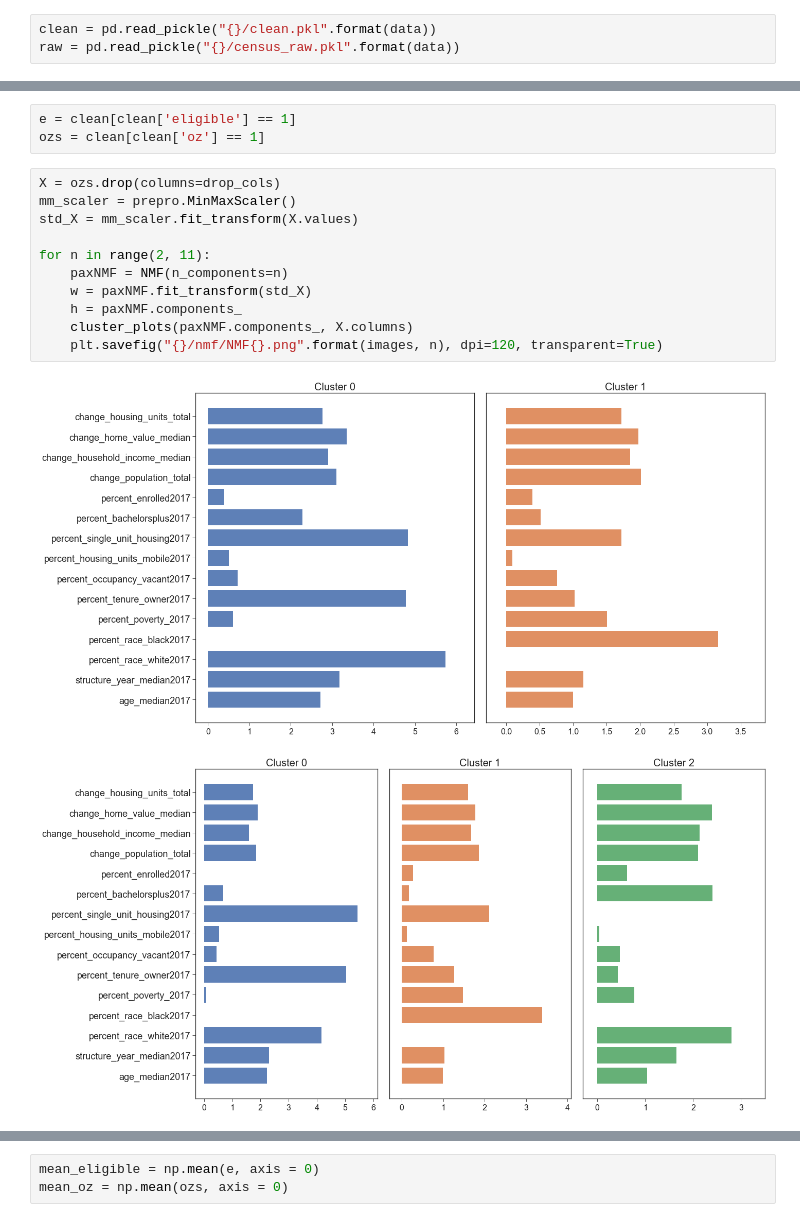
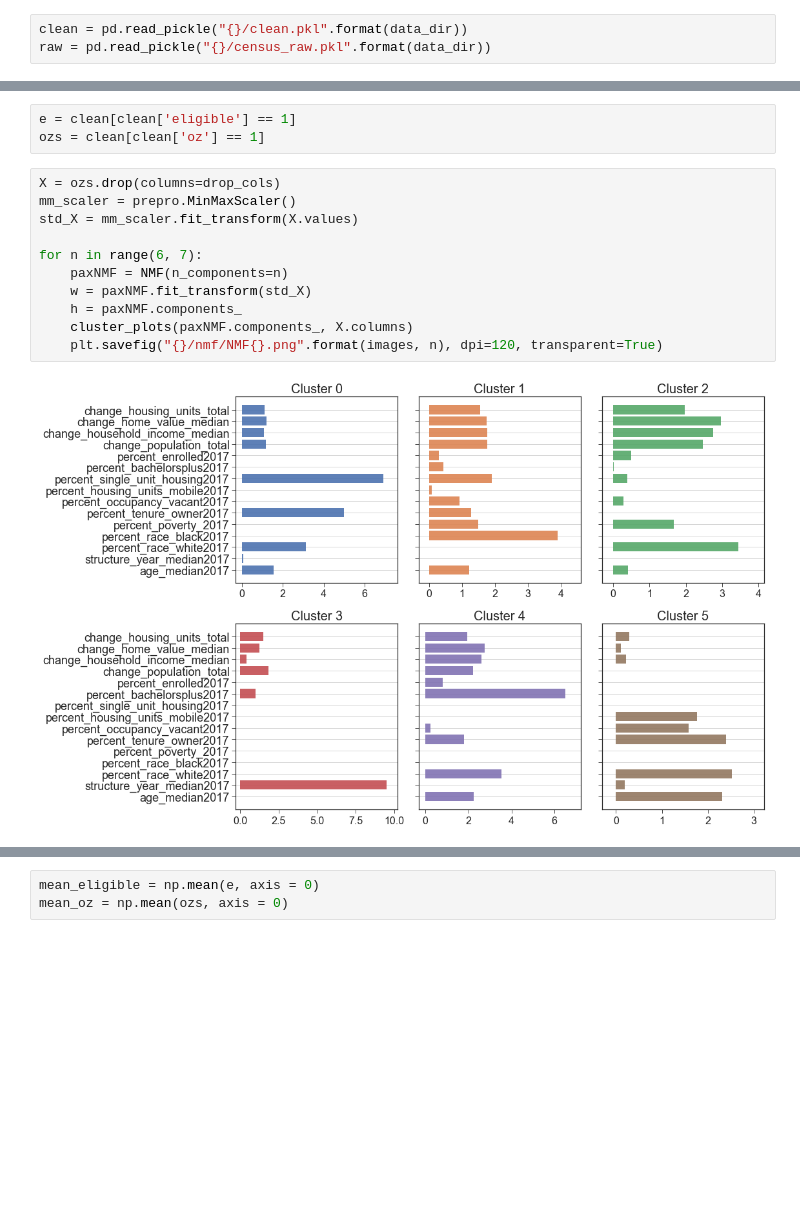
Before and after one commit to paxtonhyde/opportunity-zones, a Jupyter notebook: src/troubleshooting-Copy1.ipynb, the cells around one changed output, grey strips where cells are left out. Drawn from its saved outputs; the diff is of its cells as text; blank space fills up the shorter version.

```diff
--- a/src/troubleshooting-Copy1.ipynb
+++ b/src/troubleshooting-Copy1.ipynb
@@ -16,8 +16,8 @@ sns.set_style(style={'axes.spines.left': True,
  'axes.spines.bottom': True})
 sns.set_context(rc = {'patch.linewidth': 0.0})
 # %%
-clean = pd.read_pickle("{}/clean.pkl".format(data))
-raw = pd.read_pickle("{}/census_raw.pkl".format(data))
+clean = pd.read_pickle("{}/clean.pkl".format(data_dir))
+raw = pd.read_pickle("{}/census_raw.pkl".format(data_dir))
 # %%
 suspect_geoids = ['24033806400', '24033807000', '12086000109', '22071013400', '48201100000', '23005000300', '12099001700']
 a = ozs[ozs['geoid'].isin(suspect_geoids)]
@@ -33,14 +35,13 @@ ozs = clean[clean['oz'] == 1]
 # %%
 X = ozs.drop(columns=drop_cols)
 mm_scaler = prepro.MinMaxScaler()
 std_X = mm_scaler.fit_transform(X.values)
 
-for n in range(2, 11):
+for n in range(6, 7):
     paxNMF = NMF(n_components=n)
     w = paxNMF.fit_transform(std_X)
     h = paxNMF.components_
     cluster_plots(paxNMF.components_, X.columns)
     plt.savefig("{}/nmf/NMF{}.png".format(images, n), dpi=120, transparent=True)
 # %% [output]
-[figure, old version]
+[figure, new version]
-[figure, removed]
```
Also changed, not shown: parts of 2 cells of this notebook, 35 other files.
